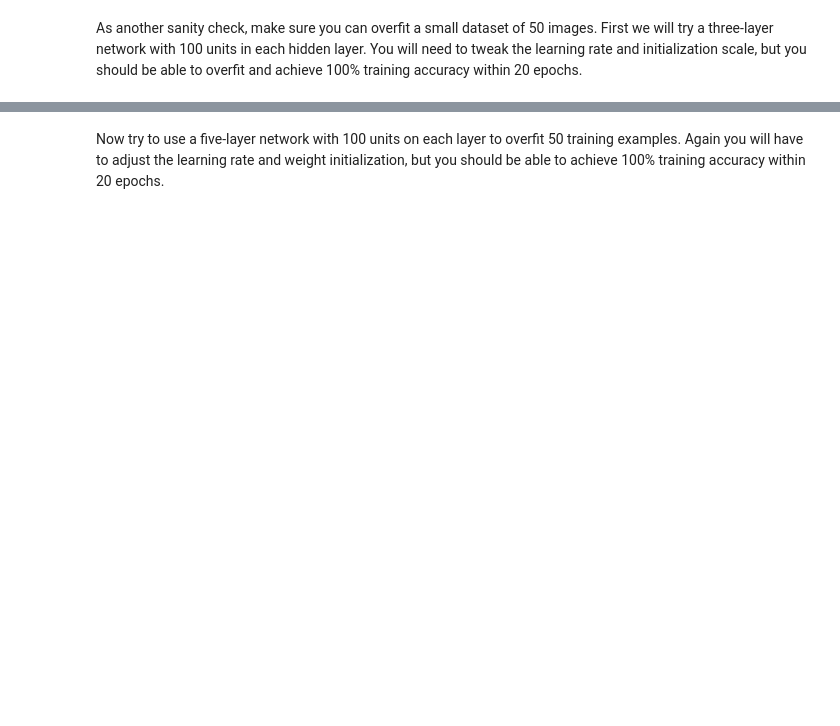
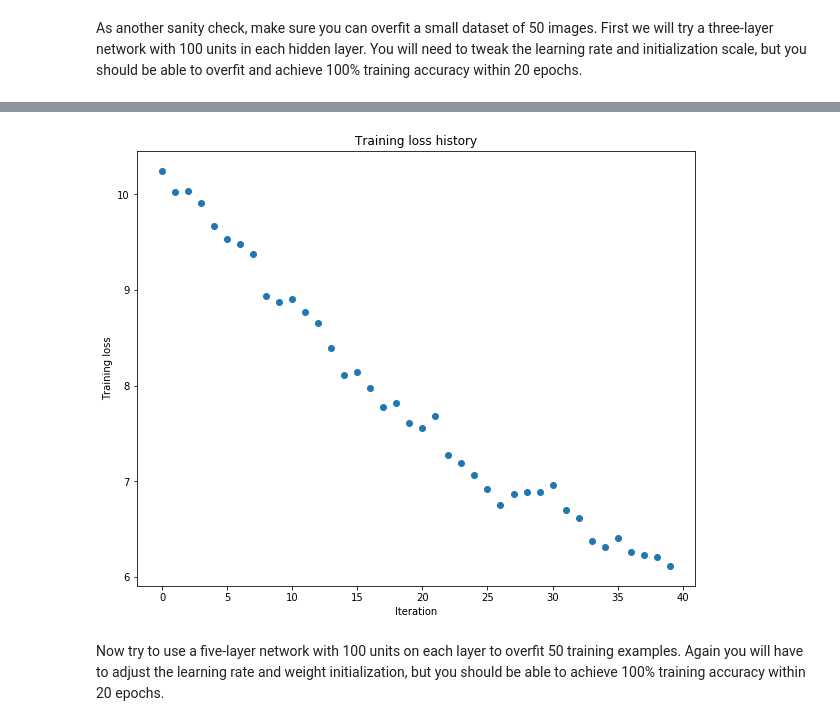
Before and after one commit to lcytzk/CS231N, a Jupyter notebook: assignment2/FullyConnectedNets.ipynb, the cells around one changed output, grey strips where cells are left out. Saved outputs shown, nothing was run; the diff lists cells and outputs as text; code cells hidden in the pictures; blank space fills up the shorter version.

```diff
--- a/assignment2/FullyConnectedNets.ipynb
+++ b/assignment2/FullyConnectedNets.ipynb
@@ -414,9 +426,9 @@ small_data = {
 }
 
 weight_scale = 1e-2
-learning_rate = 1e-4
+learning_rate = 8e-3
 model = FullyConnectedNet([100, 100],
-              weight_scale=weight_scale, dtype=np.float64)
+              weight_scale=weight_scale, dtype=np.float64, reg=0.5)
 solver = Solver(model, small_data,
                 print_every=10, num_epochs=20, batch_size=25,
                 update_rule='sgd',
@@ -431,3 +443,4 @@ plt.title('Training loss history')
 plt.xlabel('Iteration')
 plt.ylabel('Training loss')
 plt.show()
+# %% [output]
@@ -434,3 +464,4 @@ plt.show()
+[figure, added]
 # %% [markdown]
 Now try to use a five-layer network with 100 units on each layer to overfit 50 training examples. Again you will have to adjust the learning rate and weight initialization, but you should be able to achieve 100% training accuracy within 20 epochs.
 # %%
```
Also changed, not shown: parts of 8 cells of this notebook, 1 other file.
